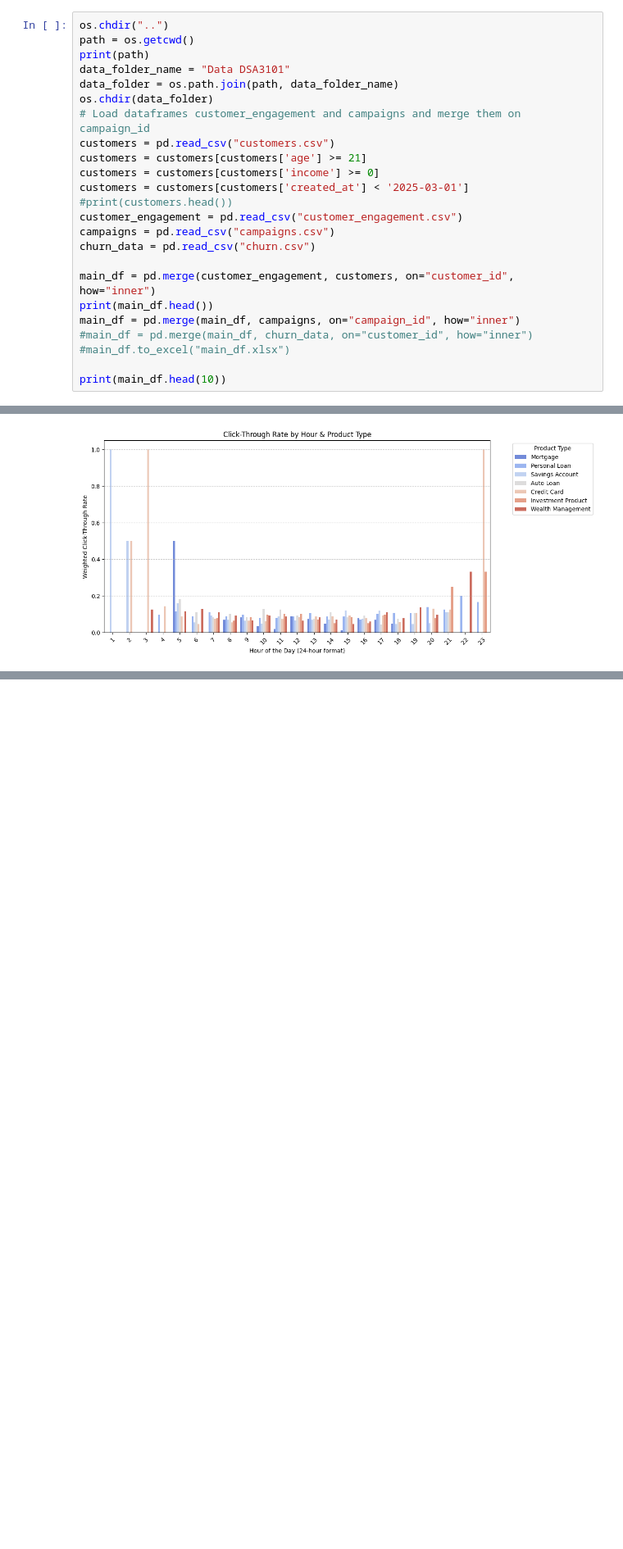
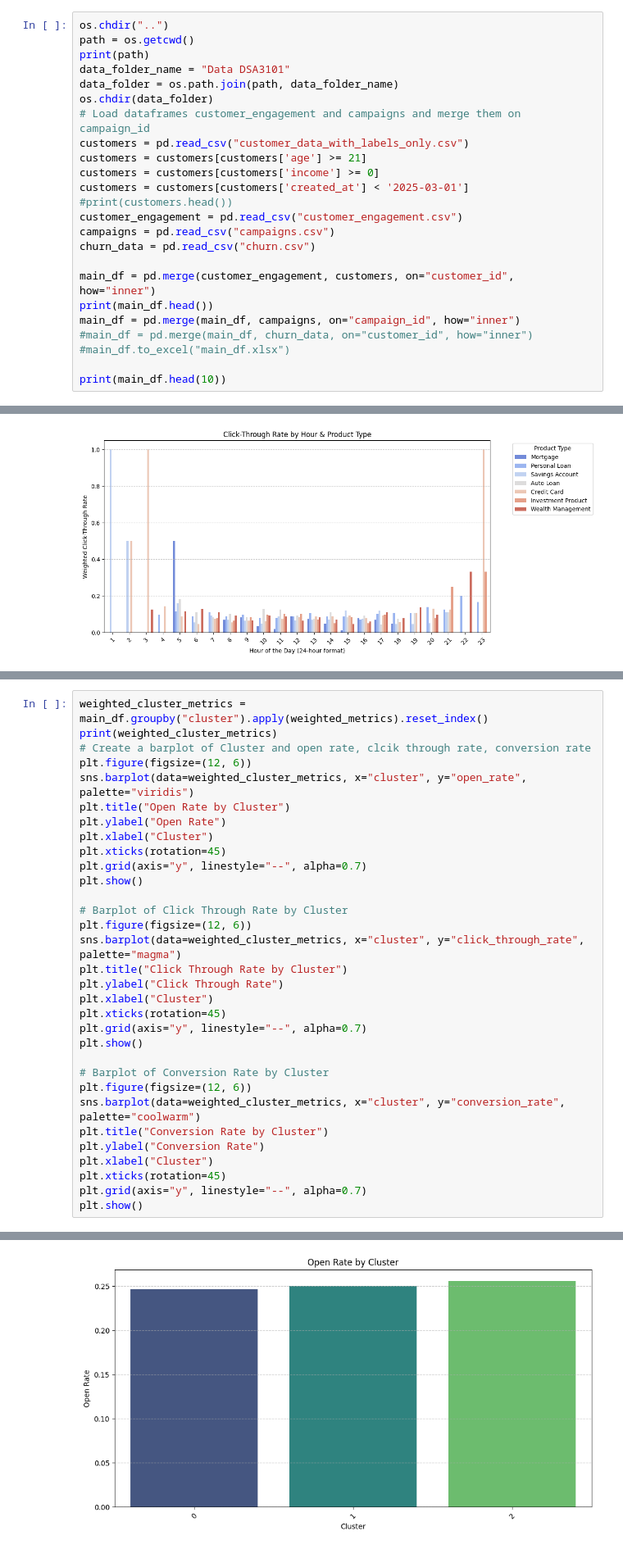
Before and after one commit to andrew250402/DSA3101-Project, a Jupyter notebook: Notebooks/a2-customer-engagement.ipynb, the cells around one changed output, grey strips where cells are left out. Shown at 82% size. Cells and saved outputs as stored; diff of their text form; blank space fills up the shorter version.

Commit message:
Added Cramer's V analysis and clusters visualisations

```diff
--- a/Notebooks/a2-customer-engagement.ipynb
+++ b/Notebooks/a2-customer-engagement.ipynb
@@ -23,7 +29,7 @@ data_folder_name = "Data DSA3101"
 data_folder = os.path.join(path, data_folder_name)
 os.chdir(data_folder)
 # Load dataframes customer_engagement and campaigns and merge them on campaign_id
-customers = pd.read_csv("customers.csv")
+customers = pd.read_csv("customer_data_with_labels_only.csv")
 customers = customers[customers['age'] >= 21]
 customers = customers[customers['income'] >= 0]
 customers = customers[customers['created_at'] < '2025-03-01']
@@ -587,0 +622,33 @@ plt.show()
+# %%
+weighted_cluster_metrics = main_df.groupby("cluster").apply(weighted_metrics).reset_index()
+print(weighted_cluster_metrics)
+# Create a barplot of Cluster and open rate, clcik through rate, conversion rate
+plt.figure(figsize=(12, 6))
+sns.barplot(data=weighted_cluster_metrics, x="cluster", y="open_rate", palette="viridis")
+plt.title("Open Rate by Cluster")
+plt.ylabel("Open Rate")
+plt.xlabel("Cluster")
+plt.xticks(rotation=45)
+plt.grid(axis="y", linestyle="--", alpha=0.7)
+plt.show()
+
+# Barplot of Click Through Rate by Cluster
+plt.figure(figsize=(12, 6))
+sns.barplot(data=weighted_cluster_metrics, x="cluster", y="click_through_rate", palette="magma")
+plt.title("Click Through Rate by Cluster")
+plt.ylabel("Click Through Rate")
+plt.xlabel("Cluster")
+plt.xticks(rotation=45)
+plt.grid(axis="y", linestyle="--", alpha=0.7)
+plt.show()
+
+# Barplot of Conversion Rate by Cluster
+plt.figure(figsize=(12, 6))
+sns.barplot(data=weighted_cluster_metrics, x="cluster", y="conversion_rate", palette="coolwarm")
+plt.title("Conversion Rate by Cluster")
+plt.ylabel("Conversion Rate")
+plt.xlabel("Cluster")
+plt.xticks(rotation=45)
+plt.grid(axis="y", linestyle="--", alpha=0.7)
+plt.show()
+# %% [output]
@@ -587,0 +659 @@ plt.show()
+[figure, added]
```
Also changed, not shown: parts of 15 cells of this notebook.
